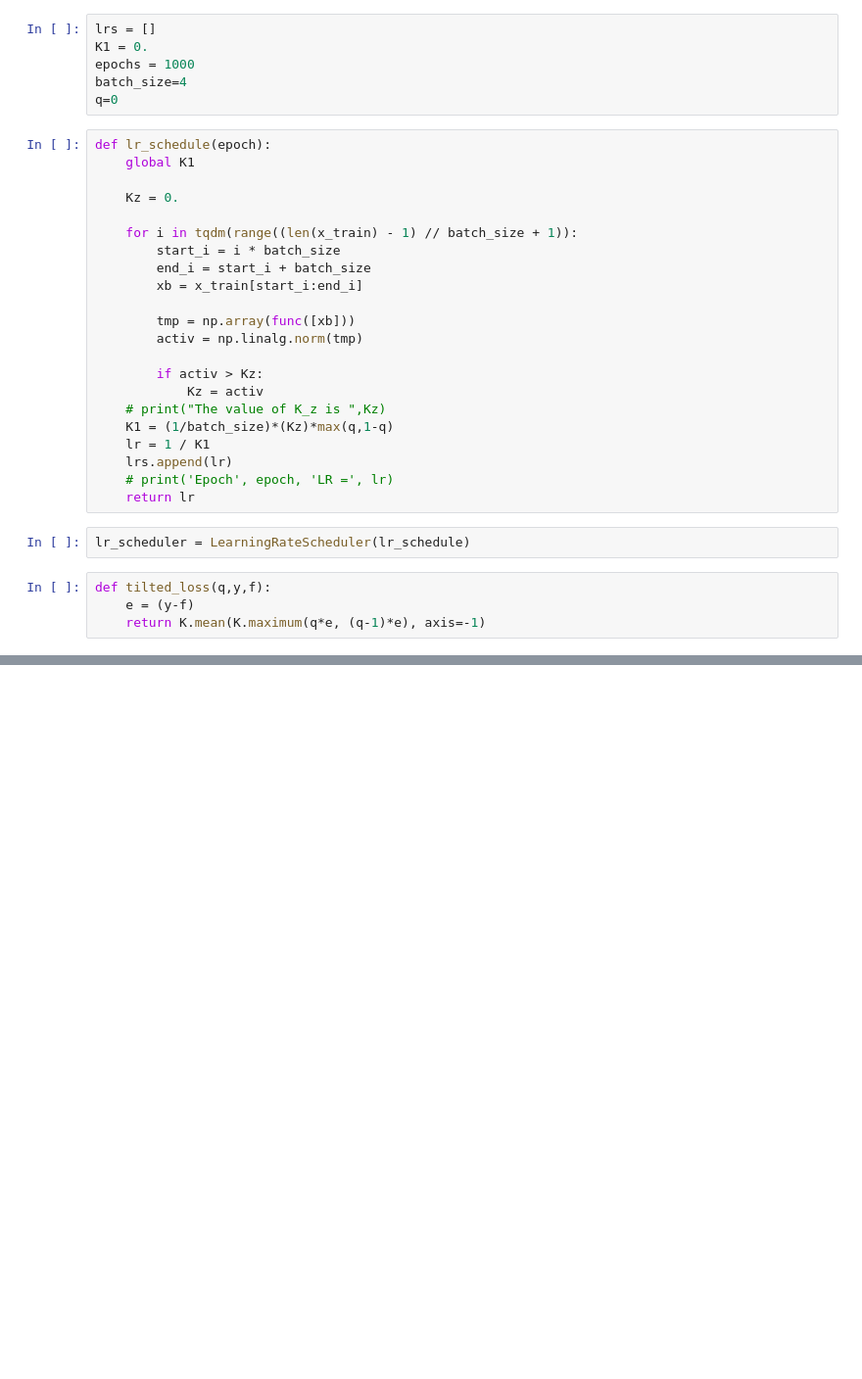
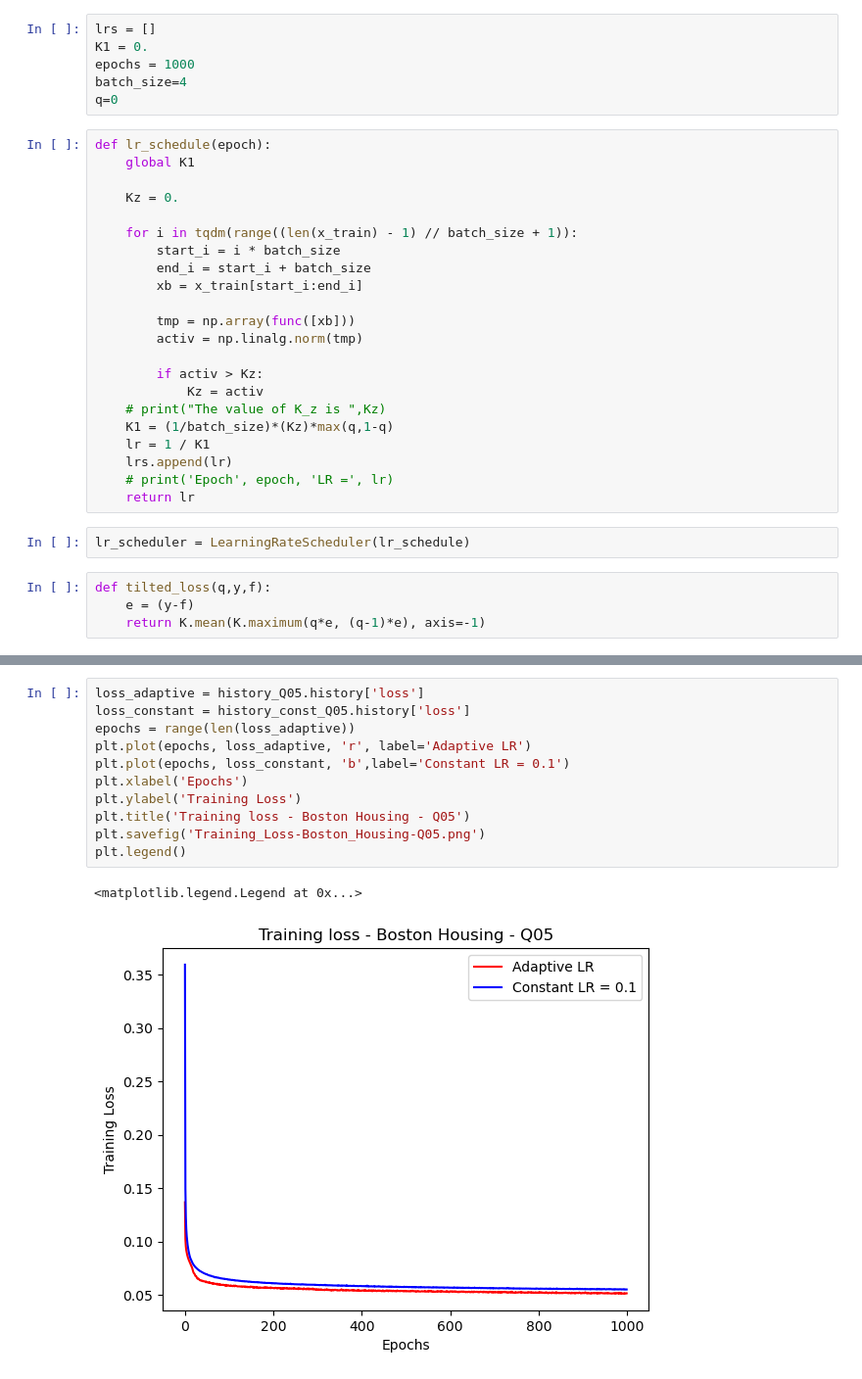
Before and after one commit to nameetrajore/Linear_Regression-and-Quantile_Regression-Using-LALR, a Jupyter notebook: Quantile_Regression/Boston_Housing.ipynb, the cells around one changed output, grey strips where cells are left out. Shown at 98% size. Cells and saved outputs as stored; diff of their text form; blank space fills up the shorter version.

```diff
--- a/Quantile_Regression/Boston_Housing.ipynb
+++ b/Quantile_Regression/Boston_Housing.ipynb
@@ -83 +108,15 @@ history_upper=model_upper.fit(x_train, y_train, epochs = epochs, verbose=0, batc
+# %%
+loss_adaptive = history_Q05.history['loss']
+loss_constant = history_const_Q05.history['loss']
+epochs = range(len(loss_adaptive))
+plt.plot(epochs, loss_adaptive, 'r', label='Adaptive LR')
+plt.plot(epochs, loss_constant, 'b',label='Constant LR = 0.1')
+plt.xlabel('Epochs')
+plt.ylabel('Training Loss')
+plt.title('Training loss - Boston Housing - Q05')
+plt.savefig('Training_Loss-Boston_Housing-Q05.png')
+plt.legend()
+# %% [output]
+<matplotlib.legend.Legend at 0x...>
+[figure, added]
 # %%
```
Also changed, not shown: parts of 25 cells of this notebook, 2 other files.
